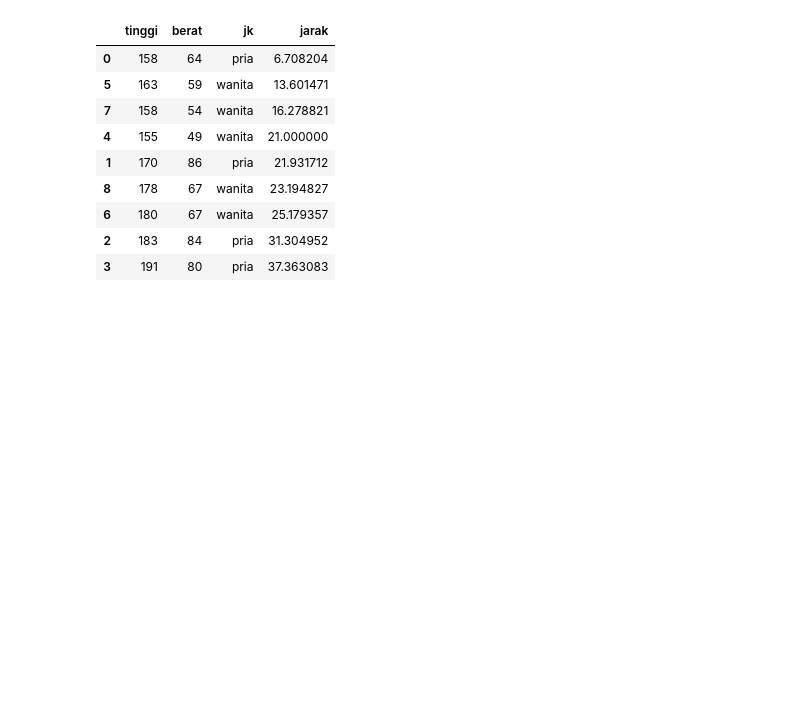
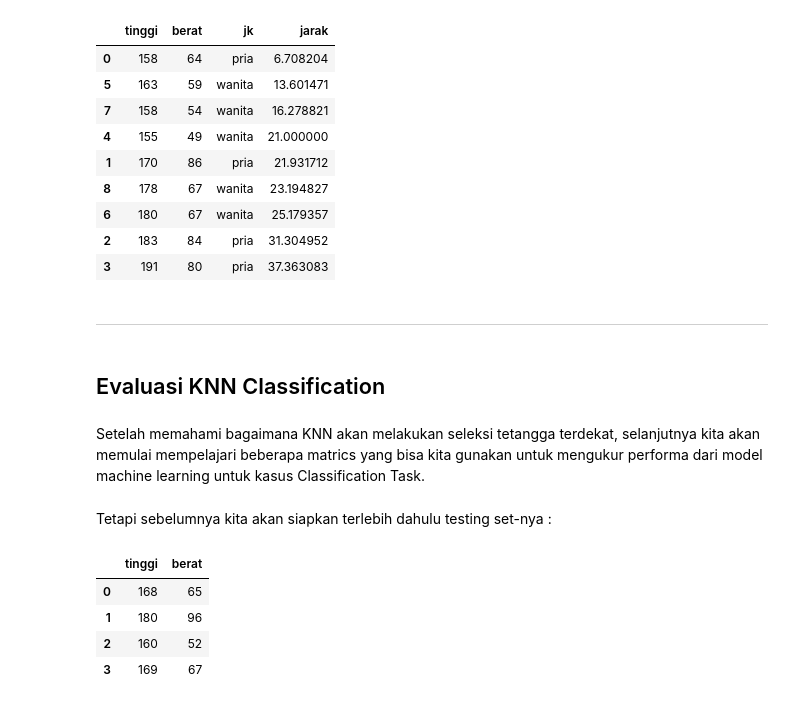
Before and after one commit to agungwahyuprayogo/Machine-Learning-with-Python-Scikit-Learning, a Jupyter notebook: 006 Classification dengan K-Nearest Neighbors.ipynb, the cells around one changed output. Drawn from its saved outputs; the diff is of its cells as text; code cells hidden in the pictures; blank space fills up the shorter version.

Commit message:
hitung manual euclidean distance di excel dan coba buat dataframe baru buat persiapan evaluasi model

```diff
--- a/006 Classification dengan K-Nearest Neighbors.ipynb
+++ b/006 Classification dengan K-Nearest Neighbors.ipynb
@@ -356,3 +360,34 @@ sensus_df.sort_values(['jarak'])
 | 6 | 180 | 67 | wanita | 25.179357 |
 | 2 | 183 | 84 | pria | 31.304952 |
 | 3 | 191 | 80 | pria | 37.363083 |
+# %% [markdown]
+---
+# %% [markdown]
+## Evaluasi KNN Classification
+# %% [markdown]
+Setelah memahami bagaimana KNN akan melakukan seleksi tetangga terdekat, selanjutnya kita akan memulai mempelajari beberapa matrics yang bisa kita gunakan untuk mengukur performa dari model machine learning untuk kasus Classification Task.
+# %% [markdown]
+Tetapi sebelumnya kita akan siapkan terlebih dahulu testing set-nya :
+# %%
+# dictionary 3 keys
+X_test = {
+    "tinggi" : [168, 180, 160, 169],
+    "berat" : [65, 96, 52, 67]
+}
+
+
+y_test = {
+    "jk" : ["pria", "pria", "wanita", "wanita"]
+}
+
+# mengubah dictionary ke Pandas DataFrame
+X_test = pd.DataFrame(X_test)
+y_test = pd.DataFrame(y_test)
+# %%
+X_test
+# %% [output]
+|  | tinggi | berat |
+| 0 | 168 | 65 |
+| 1 | 180 | 96 |
+| 2 | 160 | 52 |
+| 3 | 169 | 67 |
```
Also changed, not shown: parts of 2 cells of this notebook, 1 other file.
